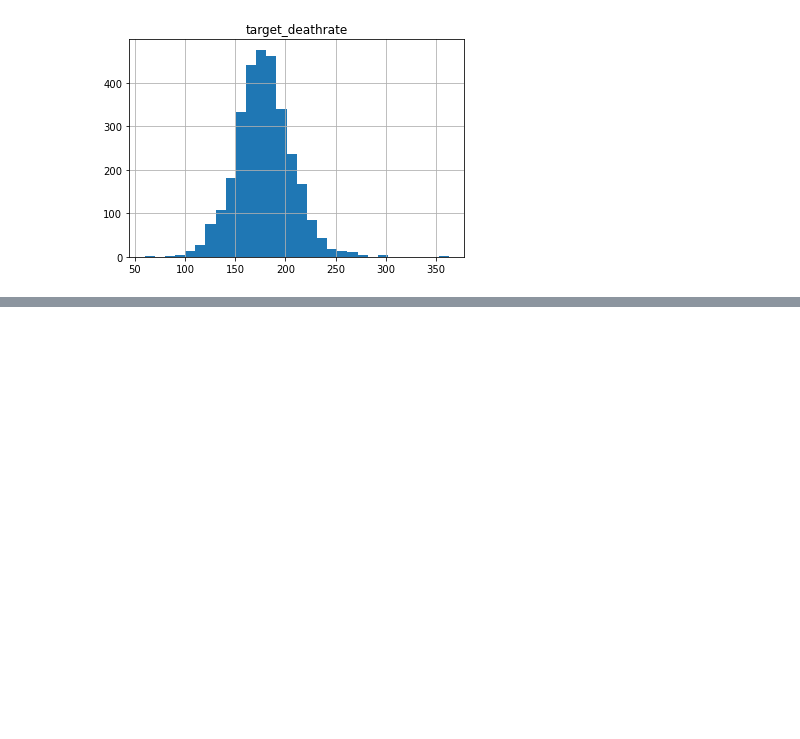
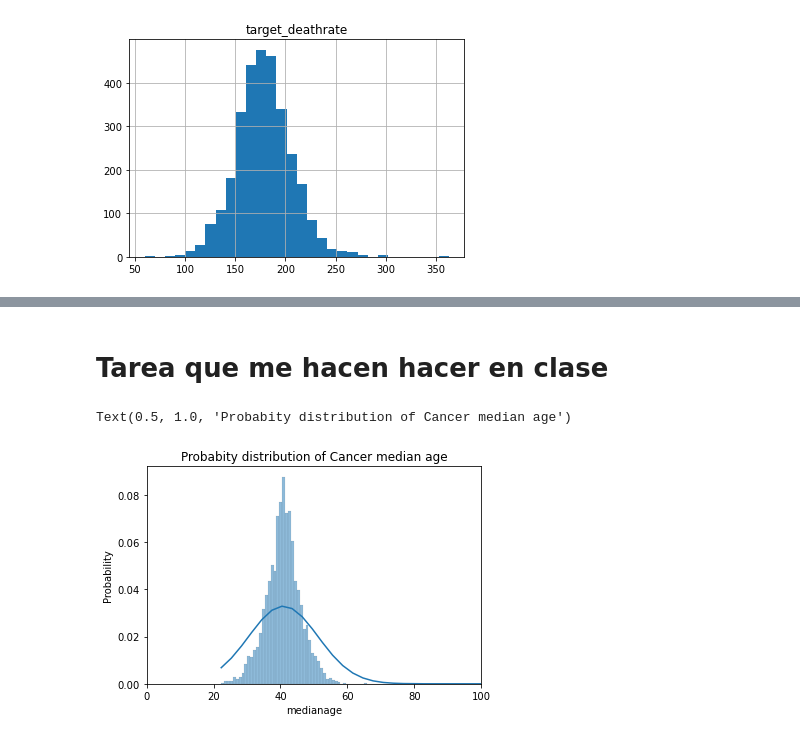
Before and after one commit to Fernando-JAL/Neurociencias-2025-1, a Jupyter notebook: datasets/cancer_regression/Exploratory_Data_Analysis_Clase.ipynb, the cells around one changed output, grey strips where cells are left out. Drawn from its saved outputs; the diff is of its cells as text; code cells hidden in the pictures; blank space fills up the shorter version.

Commit message:
Notas clase 10-Oct

```diff
--- a/datasets/cancer_regression/Exploratory_Data_Analysis_Clase.ipynb
+++ b/datasets/cancer_regression/Exploratory_Data_Analysis_Clase.ipynb
@@ -103,0 +116,9 @@ array([[<AxesSubplot:title={'center':'target_deathrate'}>]], dtype=object)
+# %% [markdown]
+# Tarea que me hacen hacer en clase
+# %%
+sns.histplot(data=df_cancer, x="medianage", kde=True, stat='probability')
+plt.xlim([0, 100])
+plt.title('Probabity distribution of Cancer median age')
+# %% [output]
+Text(0.5, 1.0, 'Probabity distribution of Cancer median age')
+[figure, added]
```
Also changed, not shown: parts of 12 cells of this notebook.
